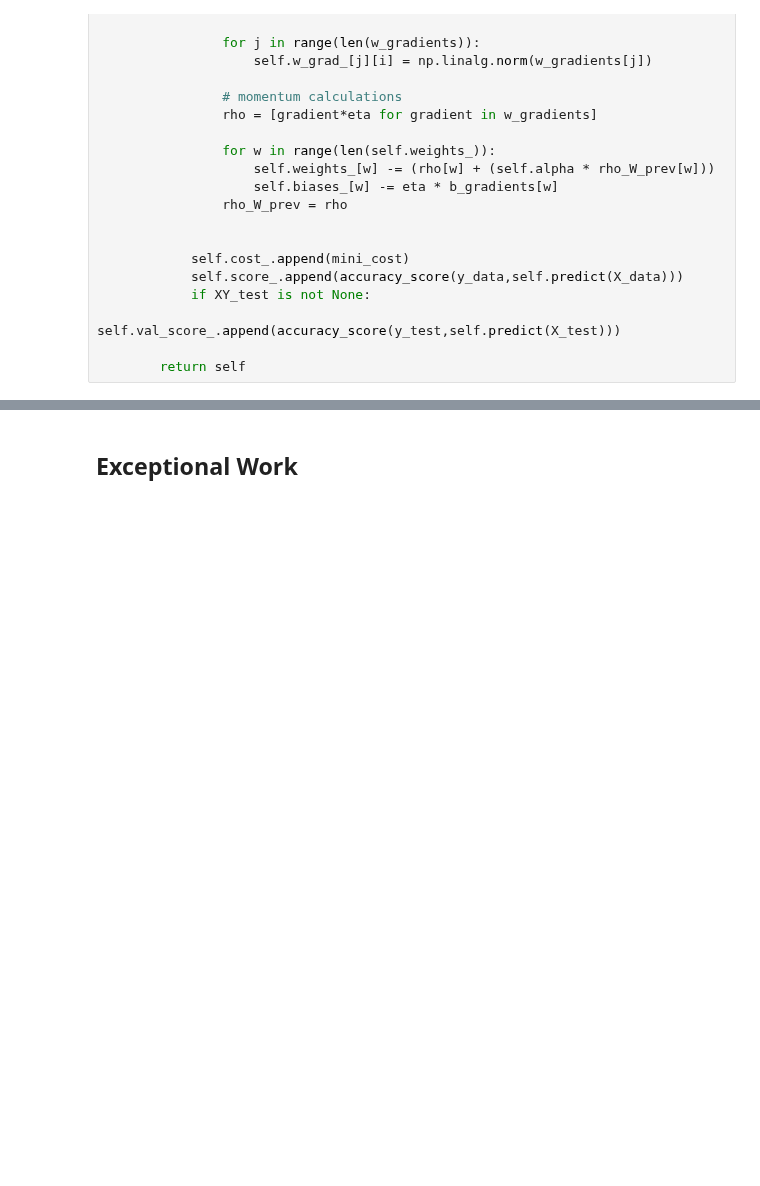
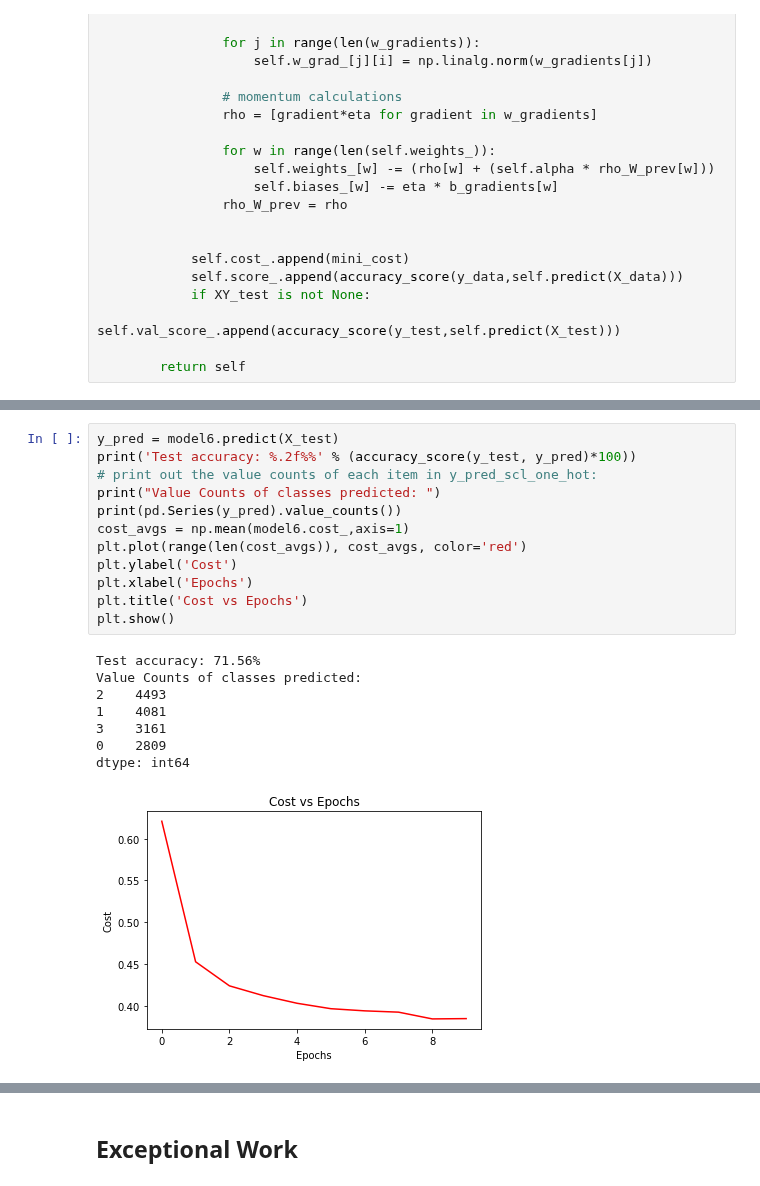
Before and after one commit to RayaanJIrani/MLLab4MultiLayerPerceptron, a Jupyter notebook: main.ipynb, the cells around one changed output, grey strips where cells are left out. Saved outputs shown, nothing was run; the diff lists cells and outputs as text; blank space fills up the shorter version.

```diff
--- a/main.ipynb
+++ b/main.ipynb
@@ -672,0 +732,21 @@ dtype: int64
+# %%
+y_pred = model6.predict(X_test)
+print('Test accuracy: %.2f%%' % (accuracy_score(y_test, y_pred)*100))
+# print out the value counts of each item in y_pred_scl_one_hot:
+print("Value Counts of classes predicted: ")
+print(pd.Series(y_pred).value_counts())
+cost_avgs = np.mean(model6.cost_,axis=1)
+plt.plot(range(len(cost_avgs)), cost_avgs, color='red')
+plt.ylabel('Cost')
+plt.xlabel('Epochs')
+plt.title('Cost vs Epochs')
+plt.show()
+# %% [output]
+Test accuracy: 71.56%
+Value Counts of classes predicted:
+2    4493
+1    4081
+3    3161
+0    2809
+dtype: int64
+[figure, added]
```
Also changed, not shown: parts of 15 cells of this notebook.
